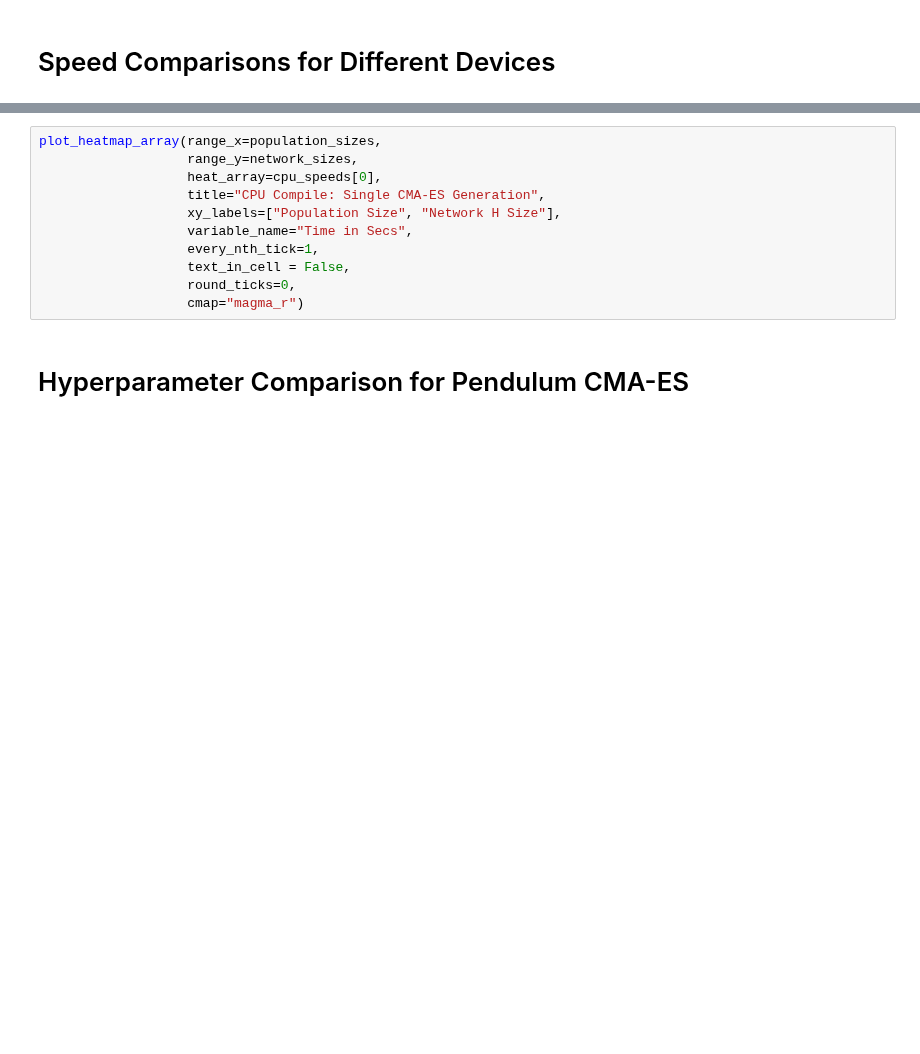
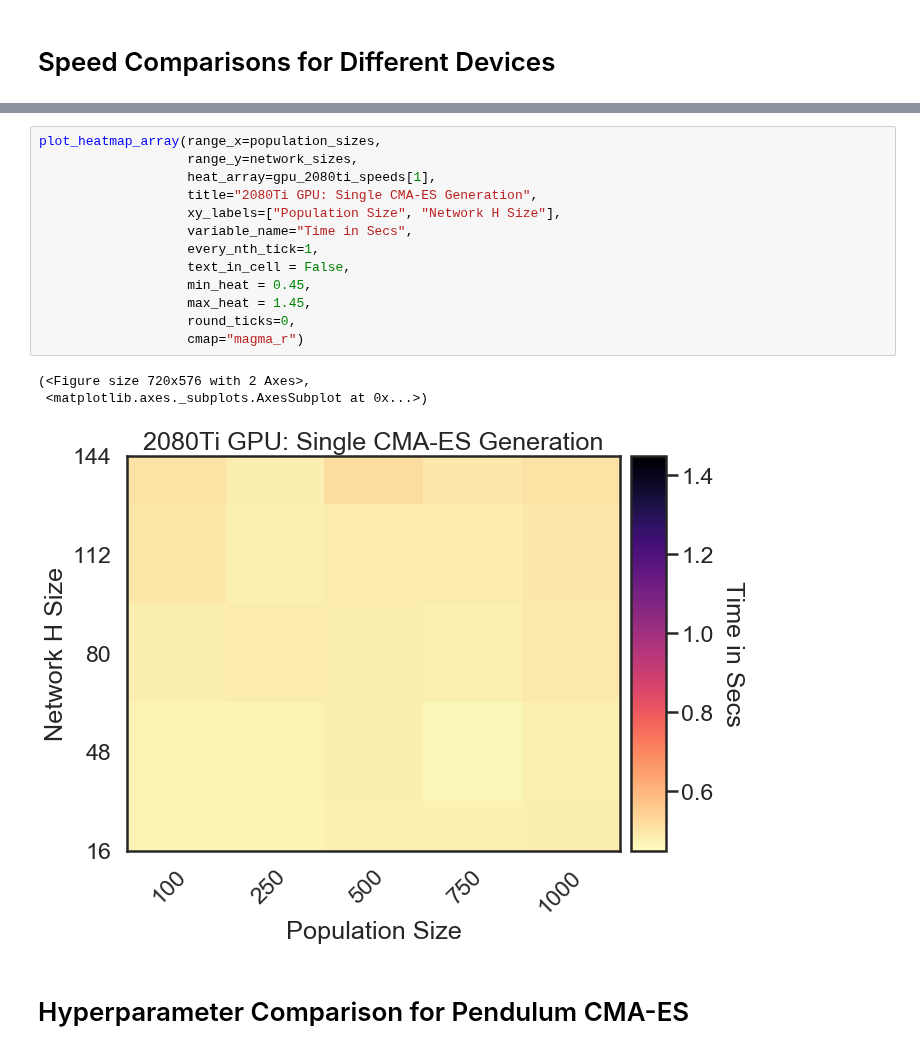
Before and after one commit to RobertTLange/evosax, a Jupyter notebook: notebooks/visualize_benchmarks.ipynb, the cells around one changed output, grey strips where cells are left out. Drawn from its saved outputs; the diff is of its cells as text; blank space fills up the shorter version.

```diff
--- a/notebooks/visualize_benchmarks.ipynb
+++ b/notebooks/visualize_benchmarks.ipynb
@@ -37,14 +52,20 @@ plot_heatmap_array(range_x=population_sizes,
 # %%
 plot_heatmap_array(range_x=population_sizes,
                    range_y=network_sizes,
-                   heat_array=cpu_speeds[0],
-                   title="CPU Compile: Single CMA-ES Generation",
+                   heat_array=gpu_2080ti_speeds[1],
+                   title="2080Ti GPU: Single CMA-ES Generation",
                    xy_labels=["Population Size", "Network H Size"],
                    variable_name="Time in Secs",
                    every_nth_tick=1,
                    text_in_cell = False,
+                   min_heat = 0.45,
+                   max_heat = 1.45,
                    round_ticks=0,
                    cmap="magma_r")
+# %% [output]
+(<Figure size 720x576 with 2 Axes>,
+ <matplotlib.axes._subplots.AxesSubplot at 0x...>)
+[figure, added]
 # %% [markdown]
 # Hyperparameter Comparison for Pendulum CMA-ES
 # %%
```
Also changed, not shown: parts of 3 cells of this notebook, 11 other files.
